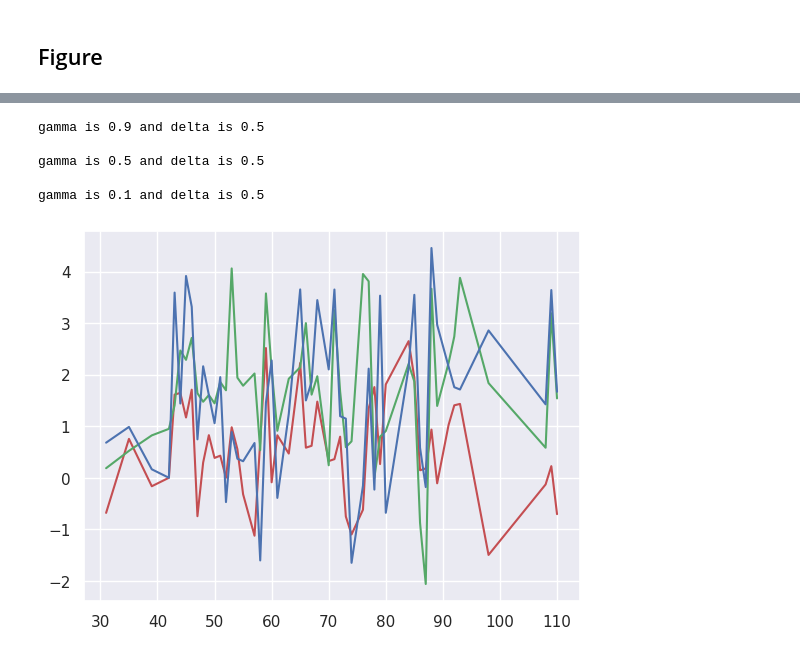
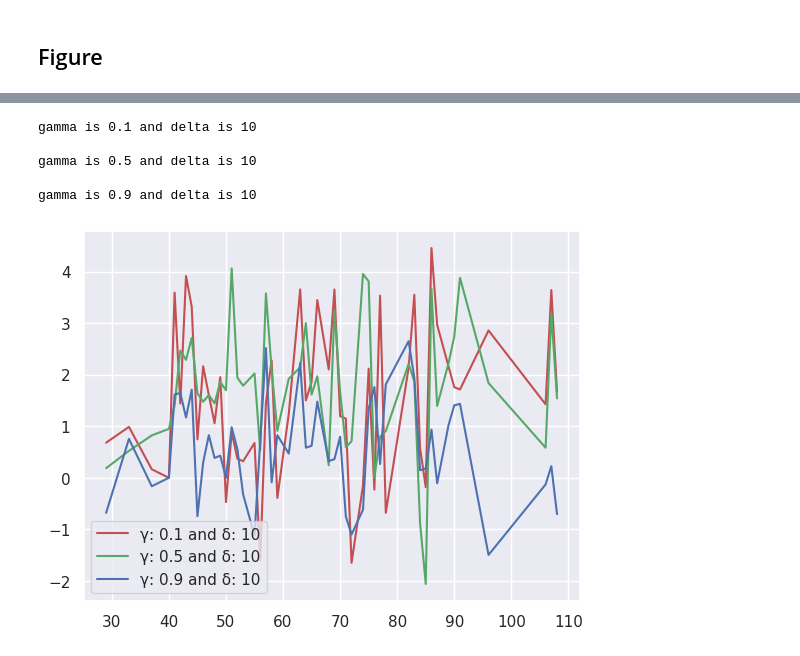
Before and after one commit to pouya-parsa/watermark_language_models, a Jupyter notebook: watermark_for_LLM.ipynb, the cells around one changed output, grey strips where cells are left out. Saved outputs shown, nothing was run; the diff lists cells and outputs as text; code cells hidden in the pictures.

Commit message:
feat: add seed to sampler, legend to figure

```diff
--- a/watermark_for_LLM.ipynb
+++ b/watermark_for_LLM.ipynb
@@ -102,22 +106,26 @@ from summarizer import summarize, tokenizer
 # %%
-gamma_values = [0.9, 0.5, 0.1]
-delta_values = [0.5, 2, 10]
+# gamma_values = [0.9, 0.5, 0.25]
+# delta_values = [0.5, 5, 10]
 
-for gamma in gamma_values:
-  for delta in delta_values:
+delta_gamma = [
+    (5.0, 0.1), (5.0, 0.25), (5.0, 0.5), (5.0, 0.75), (5.0, 0.9),
+    (10, 0.25), (5.0, 0.25), (2.0, 0.25), (1.0, 0.25), (0.5, 0.25)
+]
+
+for (delta, gamma) in delta_gamma:
     print(f"gamma is {gamma} and delta is {delta} \n")
     watermarked_sum = []
     not_watermarked_sum = []
     for article in tqdm(sampled_articles):
       watermarked_sum.append(summarize(article, watermark=True))
-      not_watermarked_sum.append(summarize(article, watermark=False))
+      # not_watermarked_sum.append(summarize(article, watermark=False))
 
     filename = f"gamma_{gamma}_delta_{delta}.pickle"
     with open(filename, "wb") as f:
       pickle.dump({
           "watermarked": watermarked_sum,
-          "not_watermarked_sum": not_watermarked_sum
+          # "not_watermarked_sum": not_watermarked_sum
     }, f)
 
-    !cp $filename "/content/drive/MyDrive/watermark_llm_1000"
+    !cp $filename "/content/drive/MyDrive/watermark_llm_1000_2"
 # %% [output]
@@ -132,6 +142,6 @@ sns.set_theme()
 # %%
-gamma_values = [0.9, 0.5, 0.1]
-delta_values = [0.5]
+gamma_values = [0.1, 0.5, 0.9]
+delta_values = [10]
 # %%
 from collections import defaultdict
 
@@ -150,33 +163,34 @@ class AverageDict(defaultdict):
 # %%
+fig, ax = plt.subplots()
 i = 0
 colors = ['r', 'g', 'b', 'c', 'm', 'y', 'darkorange', 'hotpink', 'limegreen']
-fig, ax = plt.subplots()
-
 for gamma in gamma_values:
   for delta in delta_values:
-
     print(f"gamma is {gamma} and delta is {delta} \n")
     watermark_detector = WatermarkDetectorClass(tokenizer, gamma, "cuda")
     with open(f"gamma_{gamma}_delta_{delta}.pickle", "rb") as f:
       watermarked_outputs = pickle.load(f)["watermarked"]
     data_points = AverageDict()
     for output in watermarked_outputs:
       score_dict = watermark_detector.detect(output)
+      # print(score_dict)
       z_value = score_dict["z_score"]
-      tokenized_input = tokenizer([output], return_tensors="pt")
-      token_length = tokenized_input.input_ids.shape[1]
+      token_length = score_dict["num_tokens_scored"]
       data_points[token_length] = z_value
 
     data_points = dict(data_points)
     data_points = sorted(data_points.items(), key=lambda x: x[0])
     data_points = dict(data_points)
-    ax.plot(data_points.keys(), data_points.values(), label=f'gamma: {gamma} and delta: {delta}', c=colors[i])
+    y = list(data_points.values())
+
+    ax.plot(data_points.keys(), y, label=f'γ: {gamma} and δ: {delta}', c=colors[i], antialiased=True)
     i += 1
+plt.legend()
 plt.show()
 # %% [output]
-gamma is 0.9 and delta is 0.5
+gamma is 0.1 and delta is 10
 
-gamma is 0.5 and delta is 0.5
+gamma is 0.5 and delta is 10
 
-gamma is 0.1 and delta is 0.5
+gamma is 0.9 and delta is 10
-[figure, old version]
+[figure, new version]
```
Also changed, not shown: parts of 10 cells of this notebook.
